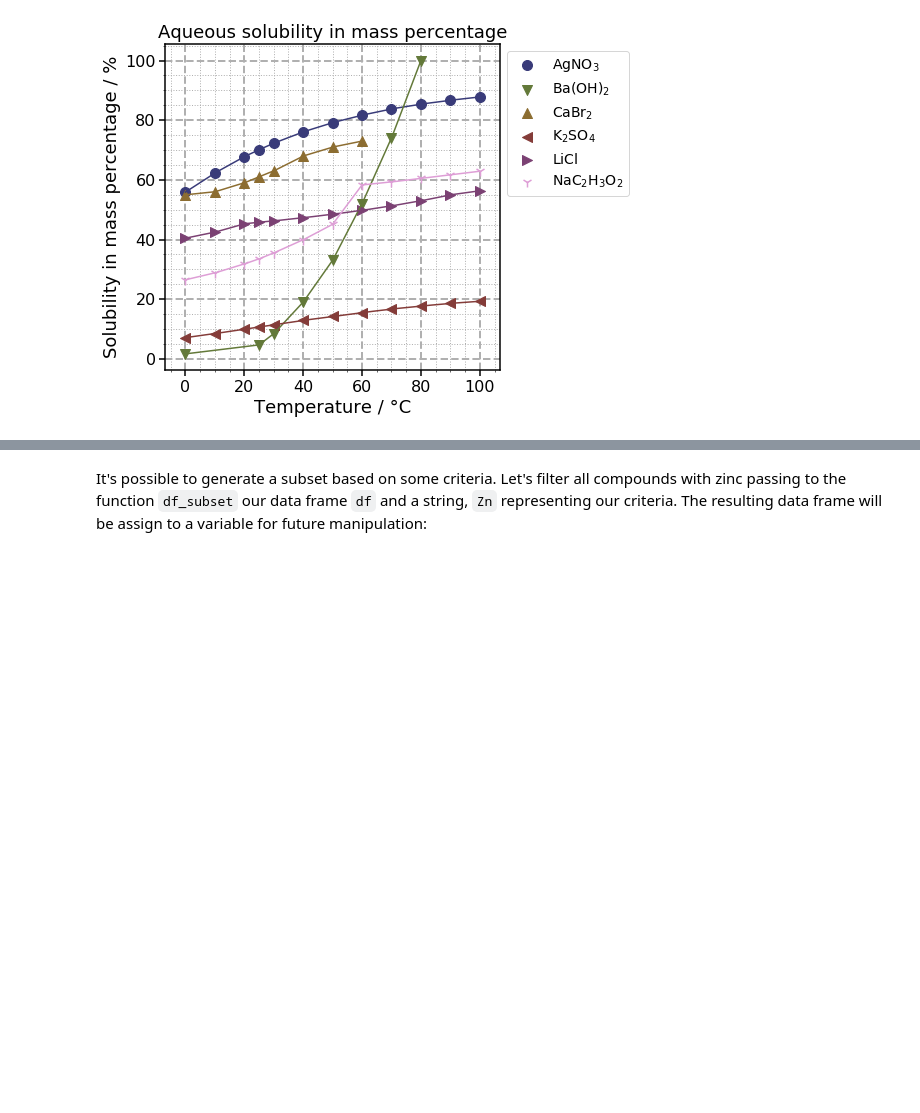
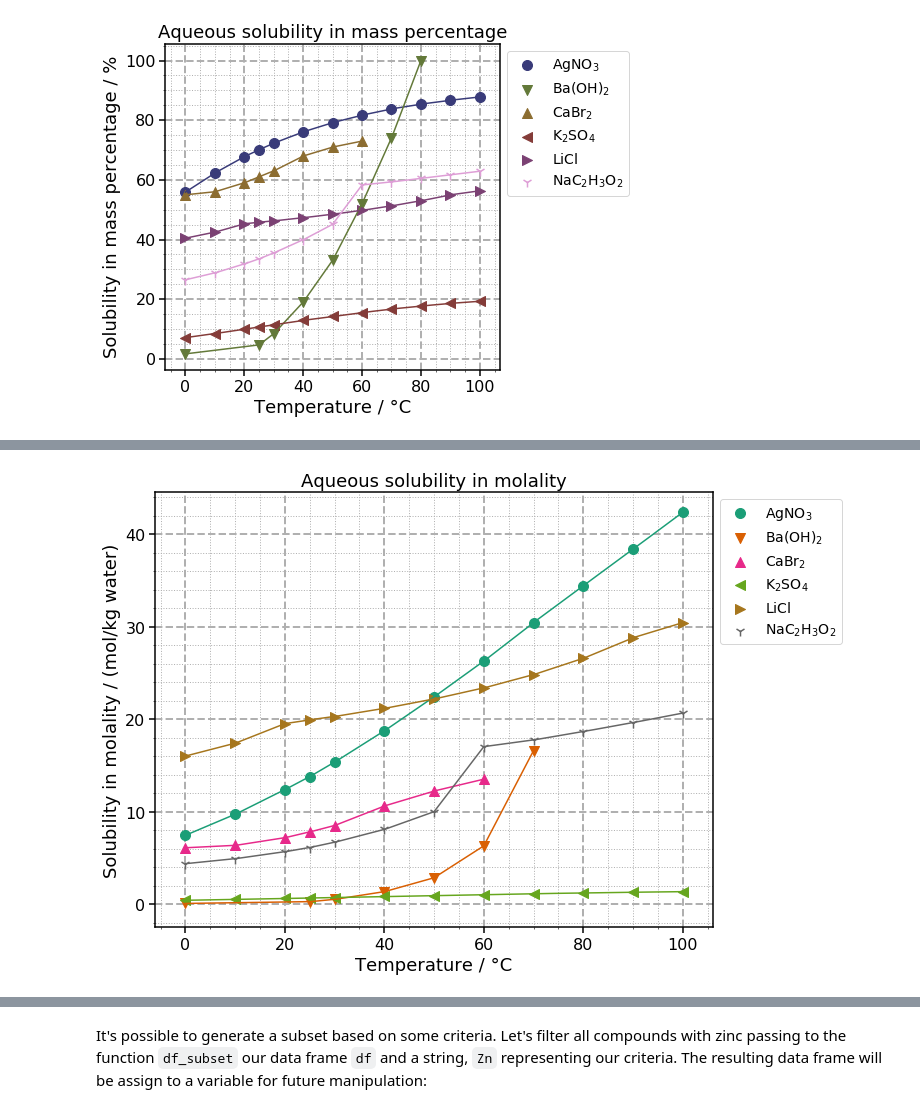
Before and after one commit to chicolucio/solutions, a Jupyter notebook: tutorials/aqueous_solubility_inorganic_temperatures.ipynb, the cells around one changed output, grey strips where cells are left out. Drawn from its saved outputs; the diff is of its cells as text; code cells hidden in the pictures; blank space fills up the shorter version.

```diff
--- a/tutorials/aqueous_solubility_inorganic_temperatures.ipynb
+++ b/tutorials/aqueous_solubility_inorganic_temperatures.ipynb
@@ -101,0 +116,4 @@ solubility_inorganic.plot(compounds_sample, colors=plt.cm.tab20b, interpolation=
+# %%
+solubility_inorganic.plot(compounds_sample, interpolation=True, unit='molality')
+# %% [output]
+[figure, added]
```
Also changed, not shown: parts of 25 cells of this notebook.
